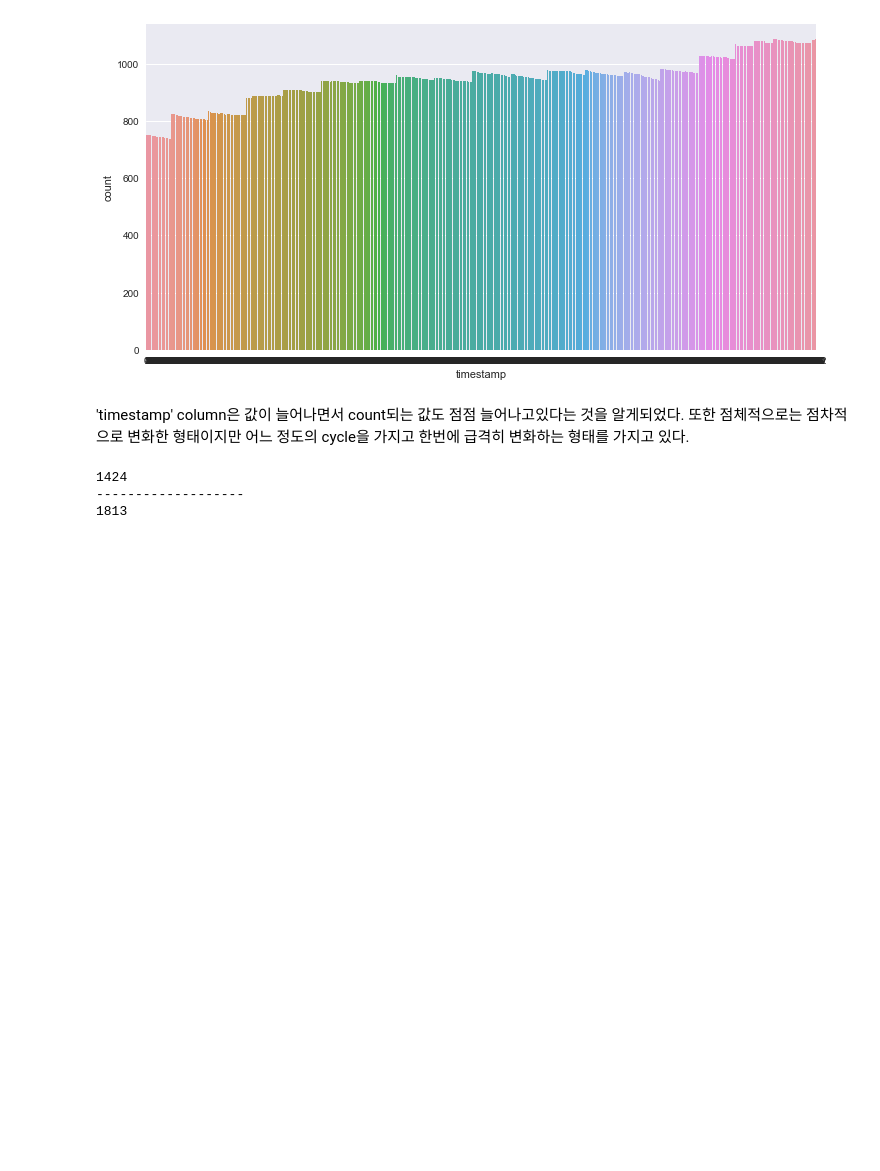
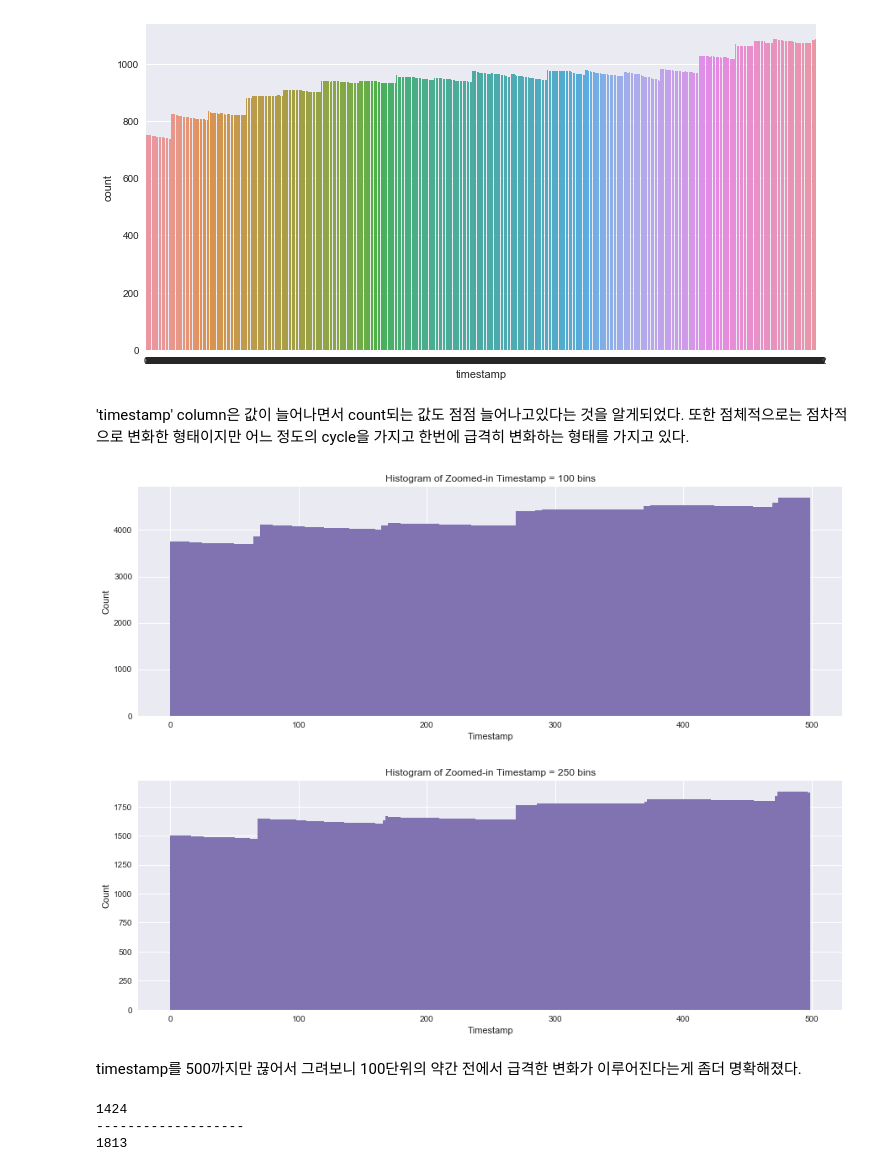
Before and after one commit to ChoiYoonChang/Kaggle_Practice, a Jupyter notebook: Two Sigma Financial Modeling/Two Sigma Financial Modeling anaysis.ipynb, the cells around one changed output. Drawn from its saved outputs; the diff is of its cells as text; code cells hidden in the pictures; blank space fills up the shorter version.

```diff
--- a/Two Sigma Financial Modeling/Two Sigma Financial Modeling anaysis.ipynb
+++ b/Two Sigma Financial Modeling/Two Sigma Financial Modeling anaysis.ipynb
@@ -179,6 +203,19 @@ plt.show()
 [figure]
 # %% [markdown]
 'timestamp' column은 값이 늘어나면서 count되는 값도 점점 늘어나고있다는 것을 알게되었다. 또한 점체적으로는 점차적으로 변화한 형태이지만 어느 정도의 cycle을 가지고 한번에 급격히 변화하는 형태를 가지고 있다.
+# %%
+time_mini = df.timestamp.loc[df.timestamp < 500].values
+for bins in [100, 250]:
+    plt.figure(figsize=(15,5))
+    plt.hist(time_mini, bins=bins, color=p[3])
+    plt.xlabel('Timestamp')
+    plt.ylabel('Count')
+    plt.title('Histogram of Zoomed-in Timestamp = {} bins'.format(bins))
+# %% [output]
+[figure, added]
+[figure, added]
+# %% [markdown]
+timestamp를 500까지만 끊어서 그려보니 100단위의 약간 전에서 급격한 변화가 이루어진다는게 좀더 명확해졌다.
 # %%
 print(len(df.id.unique()))
 print("-------------------")
```
Also changed, not shown: parts of 8 cells of this notebook, 1 other file.
